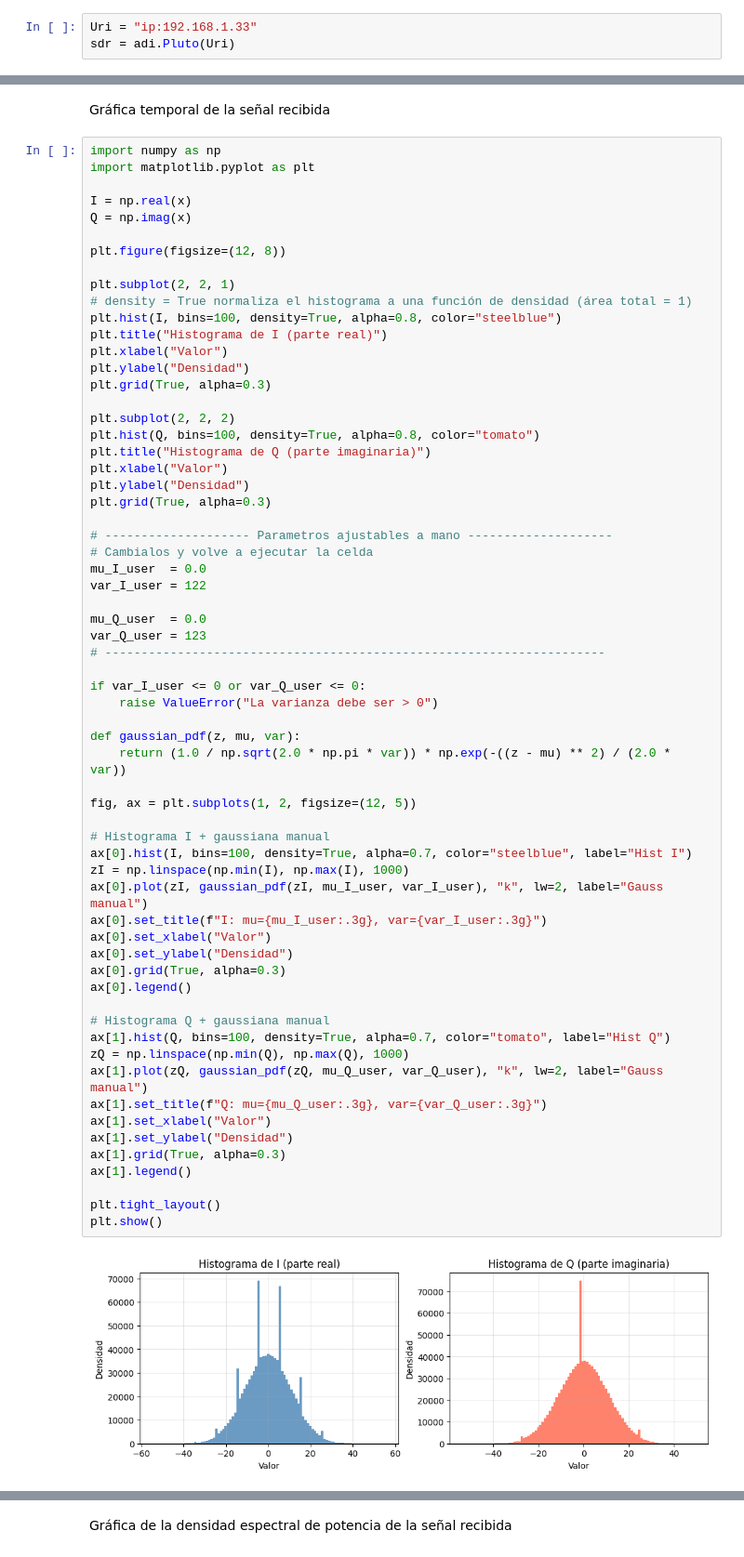
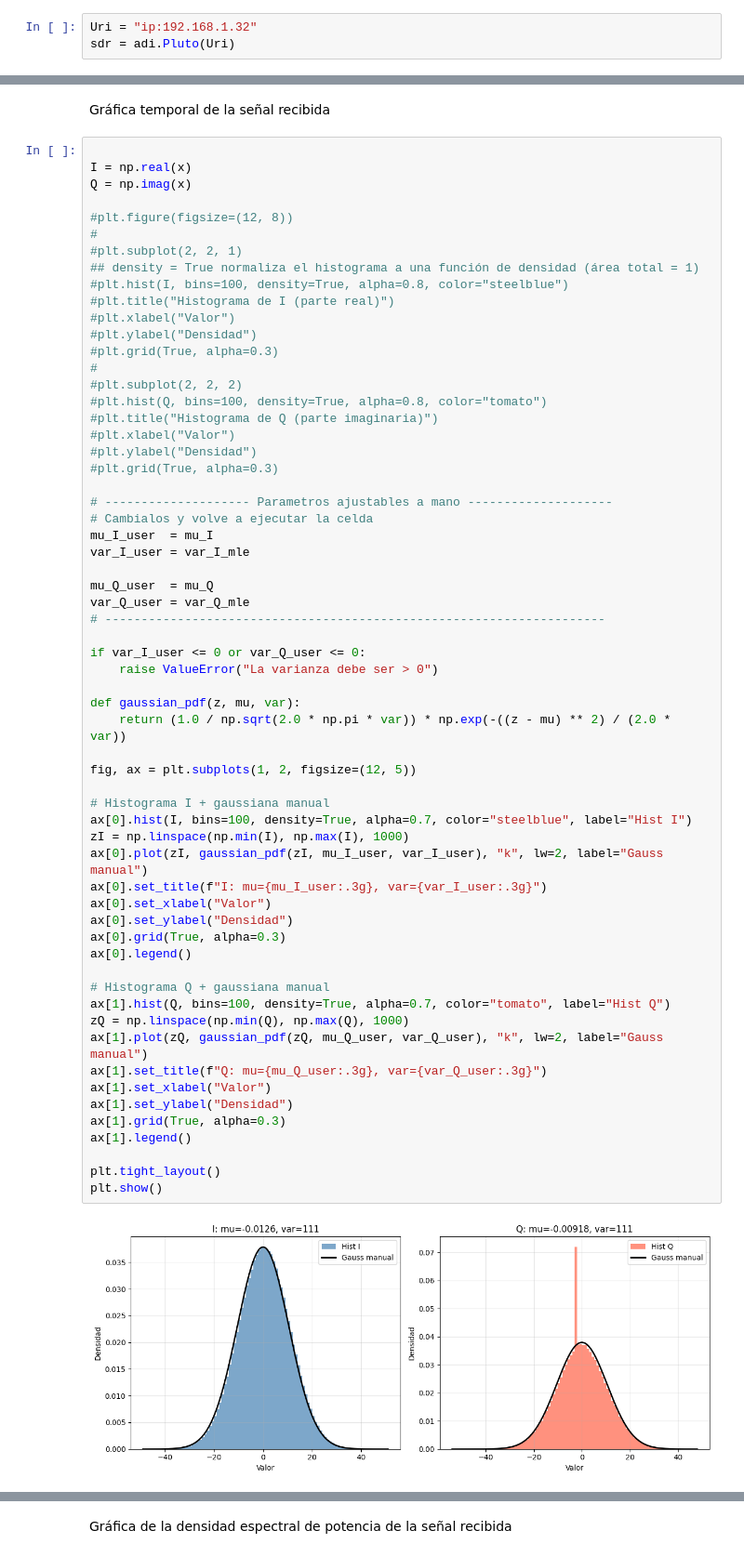
Before and after one commit to Agustin-Tosolini/digital_communication_TertulIA, a Jupyter notebook: TP2/program/noise_characterization.ipynb, the cells around one changed output, grey strips where cells are left out. Shown at 93% size. Saved outputs shown, nothing was run; the diff lists cells and outputs as text.

```diff
--- a/TP2/program/noise_characterization.ipynb
+++ b/TP2/program/noise_characterization.ipynb
@@ -26,5 +59,5 @@ Otras instalaciones que van a servir para mas adelante son las siguientes:
 # %% [markdown]
 En las siguientes lineas de código se crea el objeto "sdr" y se lo vincula con el dispositivo que se encuentra en la dirección proporcionada por la variable "Uri".
 # %%
-Uri = "ip:192.168.1.33"
+Uri = "ip:192.168.1.32"
 sdr = adi.Pluto(Uri)
@@ -158,67 +207,65 @@ Media Imaginaria = -0.028104782104492188, Var(Imaginaria) MLE = 121.314491035529
 # %% [markdown]
 Gráfica temporal de la señal recibida
 # %%
-import numpy as np
-import matplotlib.pyplot as plt
 
 I = np.real(x)
 Q = np.imag(x)
 
-plt.figure(figsize=(12, 8))
-
-plt.subplot(2, 2, 1)
-# density = True normaliza el histograma a una función de densidad (área total = 1)
-plt.hist(I, bins=100, density=True, alpha=0.8, color="steelblue")
-plt.title("Histograma de I (parte real)")
-plt.xlabel("Valor")
-plt.ylabel("Densidad")
-plt.grid(True, alpha=0.3)
-
-plt.subplot(2, 2, 2)
-plt.hist(Q, bins=100, density=True, alpha=0.8, color="tomato")
-plt.title("Histograma de Q (parte imaginaria)")
-plt.xlabel("Valor")
-plt.ylabel("Densidad")
-plt.grid(True, alpha=0.3)
+#plt.figure(figsize=(12, 8))
+#
+#plt.subplot(2, 2, 1)
+## density = True normaliza el histograma a una función de densidad (área total = 1)
+#plt.hist(I, bins=100, density=True, alpha=0.8, color="steelblue")
+#plt.title("Histograma de I (parte real)")
+#plt.xlabel("Valor")
+#plt.ylabel("Densidad")
+#plt.grid(True, alpha=0.3)
+#
+#plt.subplot(2, 2, 2)
+#plt.hist(Q, bins=100, density=True, alpha=0.8, color="tomato")
+#plt.title("Histograma de Q (parte imaginaria)")
+#plt.xlabel("Valor")
+#plt.ylabel("Densidad")
+#plt.grid(True, alpha=0.3)
 
 # -------------------- Parametros ajustables a mano --------------------
 # Cambialos y volve a ejecutar la celda
-mu_I_user  = 0.0
-var_I_user = 122
+mu_I_user  = mu_I
+var_I_user = var_I_mle
 
-mu_Q_user  = 0.0
-var_Q_user = 123
+mu_Q_user  = mu_Q
+var_Q_user = var_Q_mle
 # ---------------------------------------------------------------------
 
 if var_I_user <= 0 or var_Q_user <= 0:
     raise ValueError("La varianza debe ser > 0")
 
 def gaussian_pdf(z, mu, var):
     return (1.0 / np.sqrt(2.0 * np.pi * var)) * np.exp(-((z - mu) ** 2) / (2.0 * var))
 
 fig, ax = plt.subplots(1, 2, figsize=(12, 5))
 
 # Histograma I + gaussiana manual
 ax[0].hist(I, bins=100, density=True, alpha=0.7, color="steelblue", label="Hist I")
 zI = np.linspace(np.min(I), np.max(I), 1000)
 ax[0].plot(zI, gaussian_pdf(zI, mu_I_user, var_I_user), "k", lw=2, label="Gauss manual")
 ax[0].set_title(f"I: mu={mu_I_user:.3g}, var={var_I_user:.3g}")
 ax[0].set_xlabel("Valor")
 ax[0].set_ylabel("Densidad")
 ax[0].grid(True, alpha=0.3)
 ax[0].legend()
 
 # Histograma Q + gaussiana manual
 ax[1].hist(Q, bins=100, density=True, alpha=0.7, color="tomato", label="Hist Q")
 zQ = np.linspace(np.min(Q), np.max(Q), 1000)
 ax[1].plot(zQ, gaussian_pdf(zQ, mu_Q_user, var_Q_user), "k", lw=2, label="Gauss manual")
 ax[1].set_title(f"Q: mu={mu_Q_user:.3g}, var={var_Q_user:.3g}")
 ax[1].set_xlabel("Valor")
 ax[1].set_ylabel("Densidad")
 ax[1].grid(True, alpha=0.3)
 ax[1].legend()
 
 plt.tight_layout()
 plt.show()
 # %% [output]
-[figure, old version]
+[figure, new version]
```
Also changed, not shown: parts of 22 cells of this notebook.
